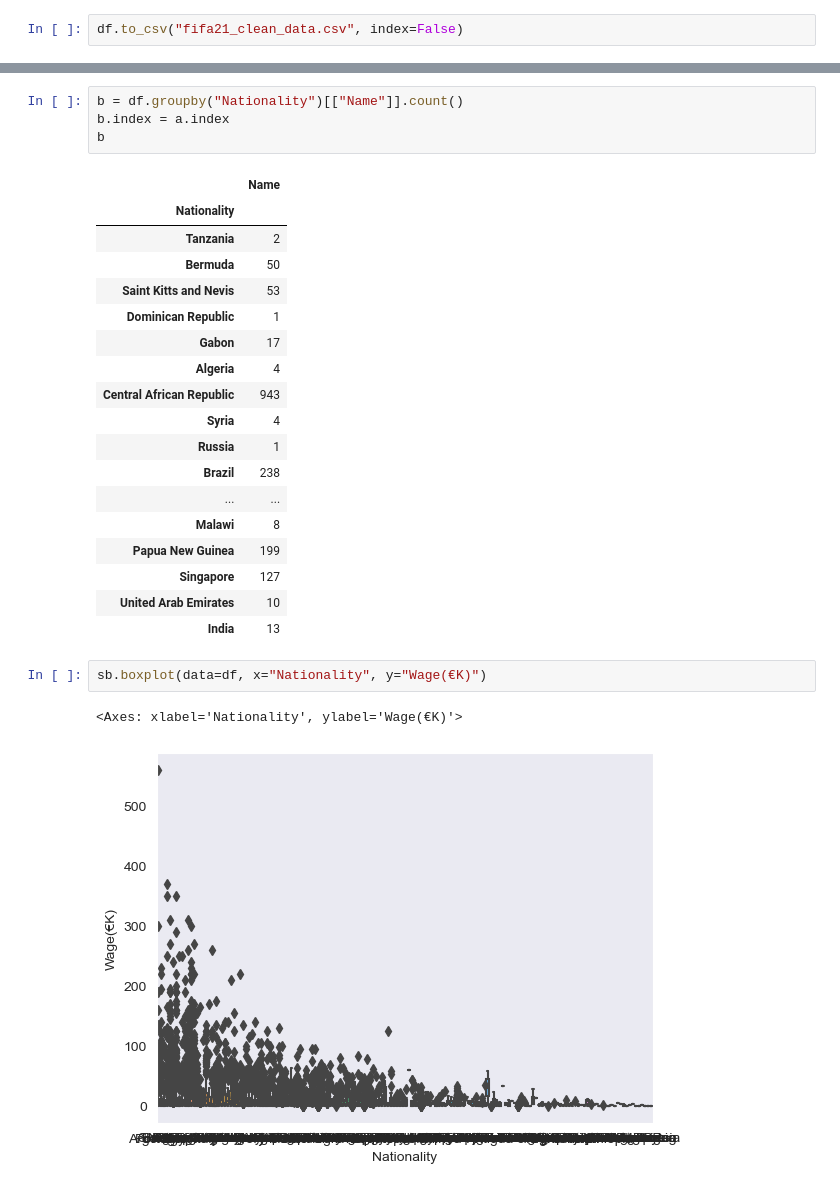
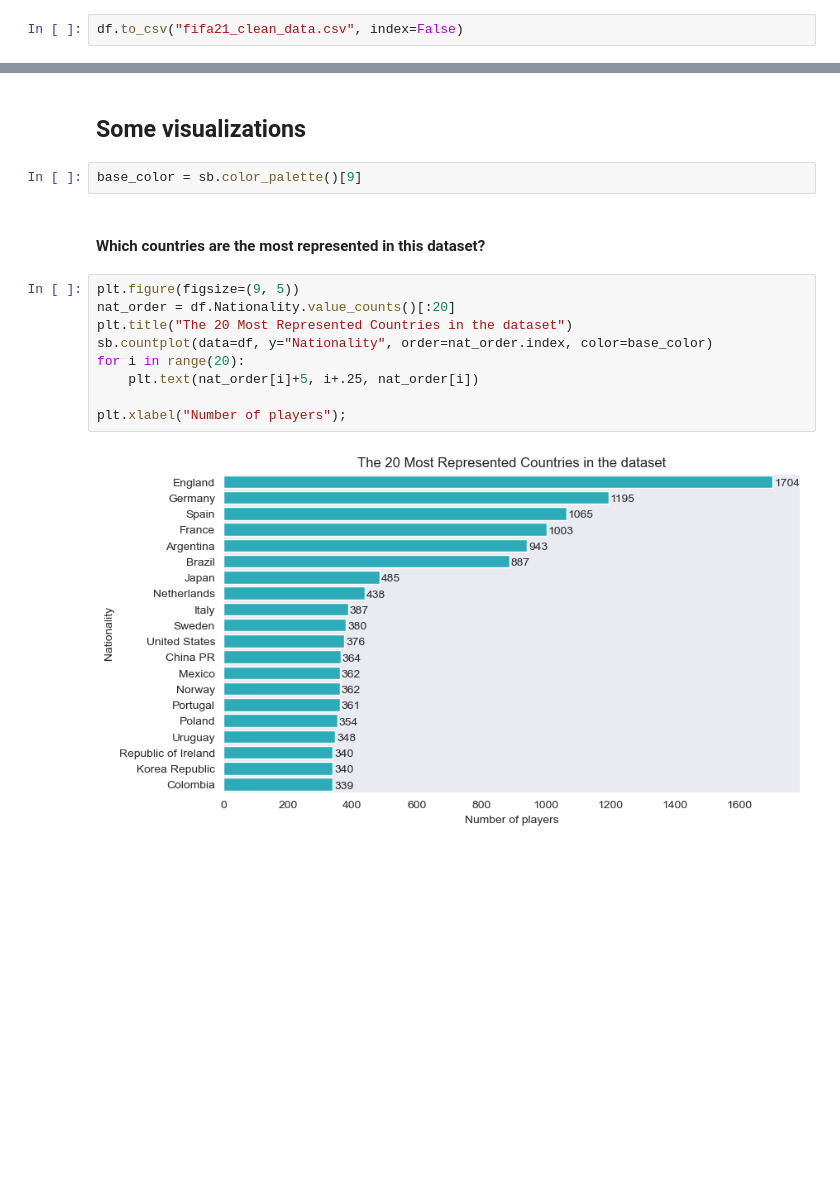
Before and after one commit to Benjaminmoukan/fifa21-data-cleaning-project, a Jupyter notebook: FIFA21_Players_Cleaning.ipynb, the cells around one changed output, grey strips where cells are left out. Saved outputs shown, nothing was run; the diff lists cells and outputs as text; blank space fills up the shorter version.

Commit message:
Added README file along with some visualizations

```diff
--- a/FIFA21_Players_Cleaning.ipynb
+++ b/FIFA21_Players_Cleaning.ipynb
@@ -780,28 +729,17 @@ a
-# %%
-b = df.groupby("Nationality")[["Name"]].count()
-b.index = a.index
-b
-# %% [output]
-|  | Name |
-| Nationality |  |
-| Tanzania | 2 |
-| Bermuda | 50 |
-| Saint Kitts and Nevis | 53 |
-| Dominican Republic | 1 |
-| Gabon | 17 |
-| Algeria | 4 |
-| Central African Republic | 943 |
-| Syria | 4 |
-| Russia | 1 |
-| Brazil | 238 |
-| ... | ... |
-| Malawi | 8 |
-| Papua New Guinea | 199 |
-| Singapore | 127 |
-| United Arab Emirates | 10 |
-| India | 13 |
-# %%
-sb.boxplot(data=df, x="Nationality", y="Wage(€K)")
-# %% [output]
-<Axes: xlabel='Nationality', ylabel='Wage(€K)'>
-[figure, removed]
+# %% [markdown]
+## Some visualizations
+# %%
+base_color = sb.color_palette()[9]
+# %% [markdown]
+#### Which countries are the most represented in this dataset?
+# %%
+plt.figure(figsize=(9, 5))
+nat_order = df.Nationality.value_counts()[:20]
+plt.title("The 20 Most Represented Countries in the dataset")
+sb.countplot(data=df, y="Nationality", order=nat_order.index, color=base_color)
+for i in range(20):
+    plt.text(nat_order[i]+5, i+.25, nat_order[i])
+
+plt.xlabel("Number of players");
+# %% [output]
+[figure, added]
```
Also changed, not shown: parts of 22 cells of this notebook, 2 other files.
